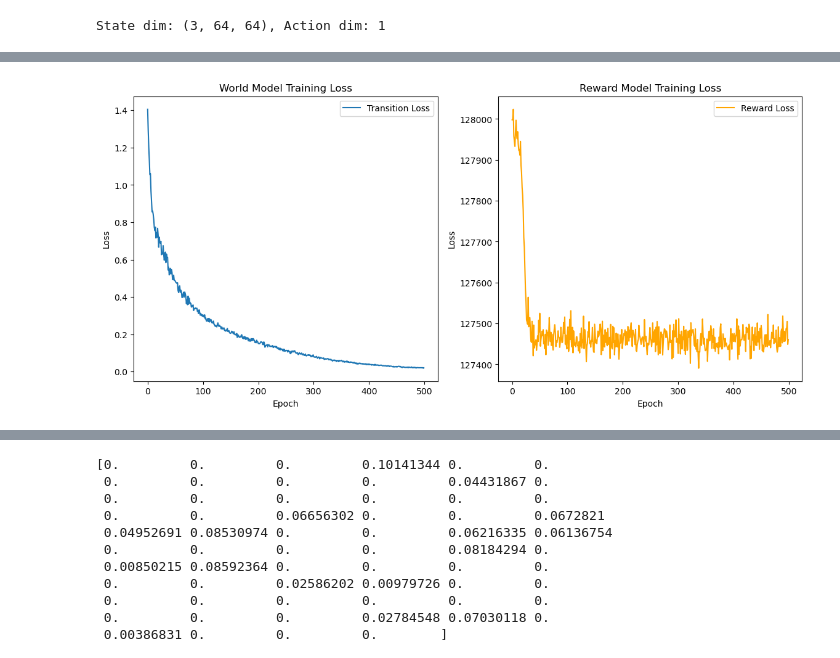
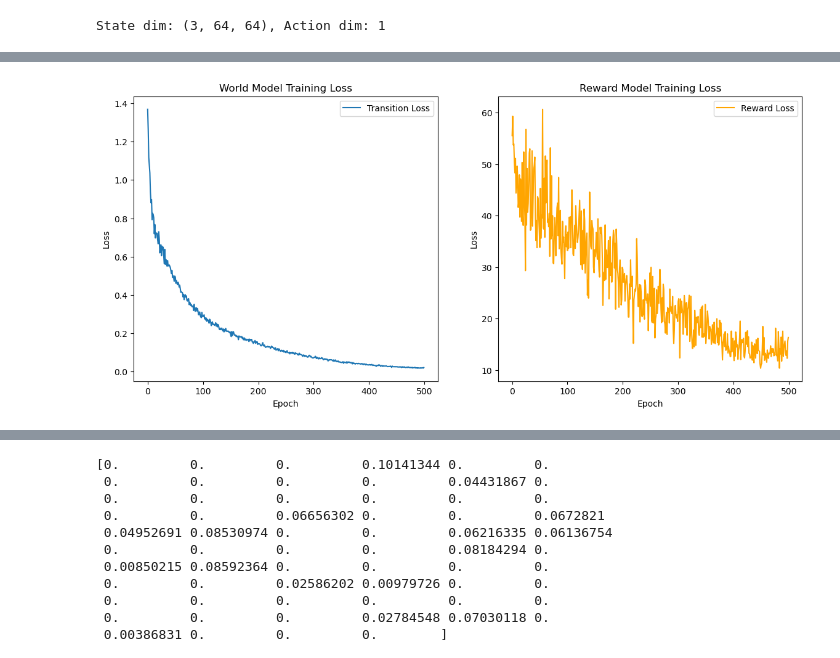
Before and after one commit to MarkusStefan/generalize-or-die, a Jupyter notebook: src/dev.ipynb, the cells around one changed output, grey strips where cells are left out. Saved outputs shown, nothing was run; the diff lists cells and outputs as text; code cells hidden in the pictures.

```diff
--- a/src/dev.ipynb
+++ b/src/dev.ipynb
@@ -556,7 +561,6 @@ State dim: (3, 64, 64), Action dim: 1
 env = Env("Pendulum-v1", use_images=True, seed=42)
 enc = Enc(in_dim=env.state_dim, latent_dim=64).to(DEVICE) if env.use_images else None
 dec = Dec(latent_dim=64, out_dim=env.state_dim).to(DEVICE) if env.use_images else None
-
 
 world_model = EngressionWorldModel(
     state_dim=env.state_dim if not env.use_images else enc.latent_dim,
@@ -569,13 +573,26 @@ world_model = EngressionWorldModel(
     resblock=False,
 ).to(DEVICE)
 
+reward_model = EngressionRewardModel(
+    state_dim=env.state_dim if not env.use_images else enc.latent_dim,
+    action_dim=env.action_dim,
+    num_layer=2,
+    hidden_dim=16,
+    noise_dim=16,
+    add_bn=True,
+    out_act=False,
+    resblock=False,
+).to(DEVICE)
+
+replay_buffer = ReplayBuffer(capacity=10000, device=DEVICE)
+
 params_to_optimize = list(world_model.parameters())
 if enc is not None:
     # optimize transition model & encoder jointly
     params_to_optimize.extend(list(enc.parameters()))
 
 world_model_optimizer = optim.Adam(params_to_optimize, lr=1e-3)
-
+reward_optimizer = optim.Adam(reward_model.parameters(), lr=1e-3) if reward_model is not None else None
 # reward_optimizer = optim.Adam(reward_model.parameters(), lr=1e-3) if reward_model is not None else None
 reconstruction_optimizer = optim.Adam(dec.parameters(), lr=1e-3) if dec is not None else None
 
@@ -588,7 +605,7 @@ print(f'Total number of parameters: {total_params}')
 num_epochs = 500
 batch_size = 64
 losses = []
-# reward_losses = []
+reward_losses = []
 recon_losses = []
 for epoch in range(num_epochs):
     o = env.reset()[0]
@@ -608,9 +625,10 @@ for epoch in range(num_epochs):
 
     world_model.zero_grad() # reset gradients
     world_model_optimizer.zero_grad()
+    # reward_optimizer.zero_grad() if reward_optimizer is not None else None
     reconstruction_optimizer.zero_grad()
 
-    states, actions, rewards, next_states = sample_from_replay_buffer(batch_size)
+    states, actions, rewards, next_states = sample_from_replay_buffer(replay_buffer, batch_size)
 
     if epoch <= 1:
         print(f"Sampled states shape: {states.shape}, actions shape: {actions.shape}, next_states shape: {next_states.shape}")
@@ -633,6 +651,15 @@ for epoch in range(num_epochs):
             recon_loss.backward()
             reconstruction_optimizer.step()
             recon_losses.append(recon_loss.item())
+    # optimize reward model
+    if reward_model is not None and reward_optimizer is not None:
+        reward_model.zero_grad()
+        reward_optimizer.zero_grad()
+        reward_preds = reward_model(states.detach(), actions.detach(), next_states.detach()) # prevent backprop into encoder & world model
+        reward_loss = nn.functional.mse_loss(reward_preds.squeeze(), rewards)
+        reward_loss.backward()
+        reward_optimizer.step()
+        reward_losses.append(reward_loss.item())
 
     # world model uses latents as input
     y_sample1 = world_model(states, actions)
@@ -681 +711 @@ Epoch 490, Loss: 0.0211, Recon Loss: 127478.5703
-[figure, old version]
+[figure, new version]
```
Also changed, not shown: parts of 9 cells of this notebook.
